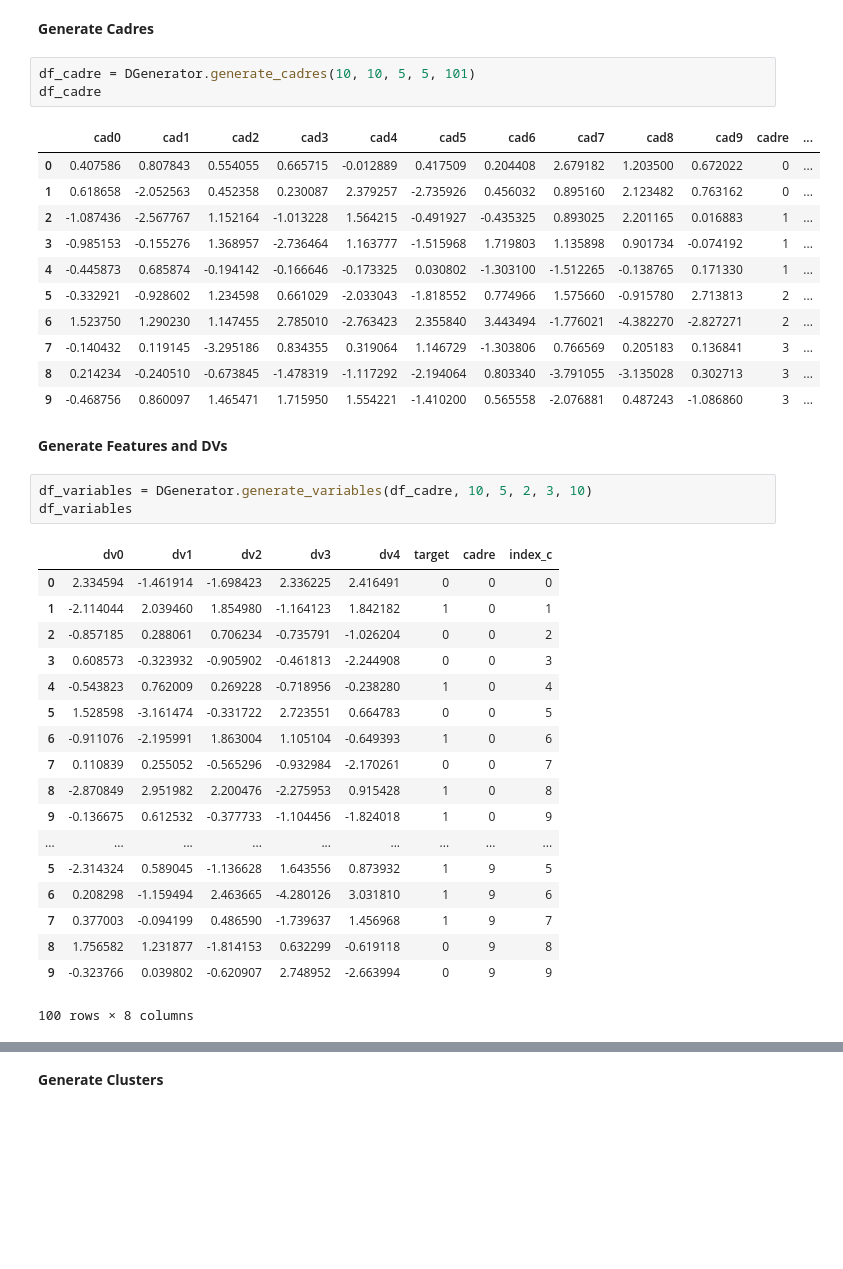
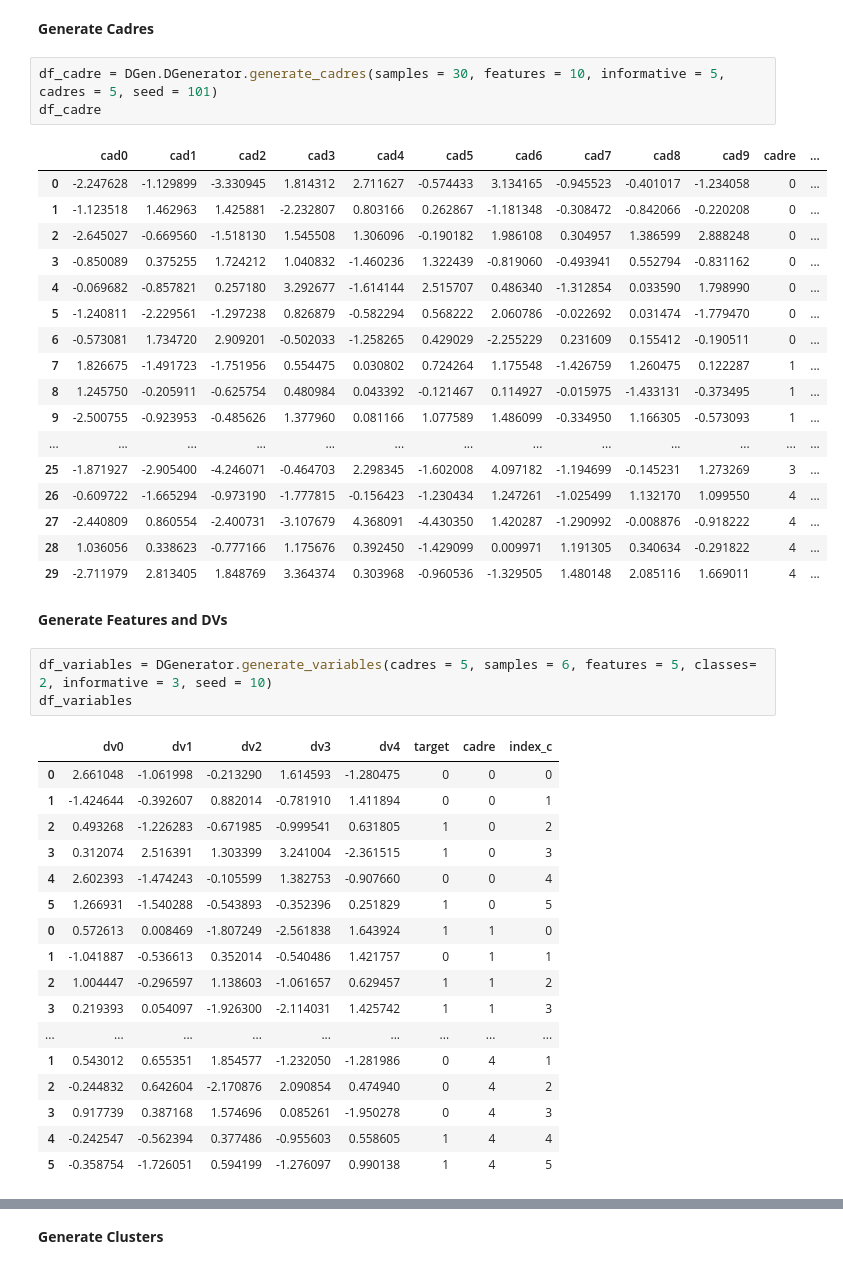
Before and after one commit to HealthINCITE/supervised-cadres, a Jupyter notebook: notebooks/Sim_Test.ipynb, the cells around one changed output, grey strips where cells are left out. Cells and saved outputs as stored; diff of their text form; blank space fills up the shorter version.

Commit message:
update
errors resolved and dataframe looking great

```diff
--- a/notebooks/Sim_Test.ipynb
+++ b/notebooks/Sim_Test.ipynb
@@ -11,41 +17,46 @@ import seaborn as sns
 # %% [markdown]
 **Generate Cadres**
 # %%
-df_cadre = DGenerator.generate_cadres(10, 10, 5, 5, 101)
+df_cadre = DGen.DGenerator.generate_cadres(samples = 30, features = 10, informative = 5, cadres = 5, seed = 101)
 df_cadre
 # %% [output]
 |  | cad0 | cad1 | cad2 | cad3 | cad4 | cad5 | cad6 | cad7 | cad8 | cad9 | cadre | ... |
-| 0 | 0.407586 | 0.807843 | 0.554055 | 0.665715 | -0.012889 | 0.417509 | 0.204408 | 2.679182 | 1.203500 | 0.672022 | 0 | ... |
-| 1 | 0.618658 | -2.052563 | 0.452358 | 0.230087 | 2.379257 | -2.735926 | 0.456032 | 0.895160 | 2.123482 | 0.763162 | 0 | ... |
-| 2 | -1.087436 | -2.567767 | 1.152164 | -1.013228 | 1.564215 | -0.491927 | -0.435325 | 0.893025 | 2.201165 | 0.016883 | 1 | ... |
-| 3 | -0.985153 | -0.155276 | 1.368957 | -2.736464 | 1.163777 | -1.515968 | 1.719803 | 1.135898 | 0.901734 | -0.074192 | 1 | ... |
-| 4 | -0.445873 | 0.685874 | -0.194142 | -0.166646 | -0.173325 | 0.030802 | -1.303100 | -1.512265 | -0.138765 | 0.171330 | 1 | ... |
-| 5 | -0.332921 | -0.928602 | 1.234598 | 0.661029 | -2.033043 | -1.818552 | 0.774966 | 1.575660 | -0.915780 | 2.713813 | 2 | ... |
-| 6 | 1.523750 | 1.290230 | 1.147455 | 2.785010 | -2.763423 | 2.355840 | 3.443494 | -1.776021 | -4.382270 | -2.827271 | 2 | ... |
-| 7 | -0.140432 | 0.119145 | -3.295186 | 0.834355 | 0.319064 | 1.146729 | -1.303806 | 0.766569 | 0.205183 | 0.136841 | 3 | ... |
-| 8 | 0.214234 | -0.240510 | -0.673845 | -1.478319 | -1.117292 | -2.194064 | 0.803340 | -3.791055 | -3.135028 | 0.302713 | 3 | ... |
-| 9 | -0.468756 | 0.860097 | 1.465471 | 1.715950 | 1.554221 | -1.410200 | 0.565558 | -2.076881 | 0.487243 | -1.086860 | 3 | ... |
+| 0 | -2.247628 | -1.129899 | -3.330945 | 1.814312 | 2.711627 | -0.574433 | 3.134165 | -0.945523 | -0.401017 | -1.234058 | 0 | ... |
+| 1 | -1.123518 | 1.462963 | 1.425881 | -2.232807 | 0.803166 | 0.262867 | -1.181348 | -0.308472 | -0.842066 | -0.220208 | 0 | ... |
+| 2 | -2.645027 | -0.669560 | -1.518130 | 1.545508 | 1.306096 | -0.190182 | 1.986108 | 0.304957 | 1.386599 | 2.888248 | 0 | ... |
+| 3 | -0.850089 | 0.375255 | 1.724212 | 1.040832 | -1.460236 | 1.322439 | -0.819060 | -0.493941 | 0.552794 | -0.831162 | 0 | ... |
+| 4 | -0.069682 | -0.857821 | 0.257180 | 3.292677 | -1.614144 | 2.515707 | 0.486340 | -1.312854 | 0.033590 | 1.798990 | 0 | ... |
+| 5 | -1.240811 | -2.229561 | -1.297238 | 0.826879 | -0.582294 | 0.568222 | 2.060786 | -0.022692 | 0.031474 | -1.779470 | 0 | ... |
+| 6 | -0.573081 | 1.734720 | 2.909201 | -0.502033 | -1.258265 | 0.429029 | -2.255229 | 0.231609 | 0.155412 | -0.190511 | 0 | ... |
+| 7 | 1.826675 | -1.491723 | -1.751956 | 0.554475 | 0.030802 | 0.724264 | 1.175548 | -1.426759 | 1.260475 | 0.122287 | 1 | ... |
+| 8 | 1.245750 | -0.205911 | -0.625754 | 0.480984 | 0.043392 | -0.121467 | 0.114927 | -0.015975 | -1.433131 | -0.373495 | 1 | ... |
+| 9 | -2.500755 | -0.923953 | -0.485626 | 1.377960 | 0.081166 | 1.077589 | 1.486099 | -0.334950 | 1.166305 | -0.573093 | 1 | ... |
+| ... | ... | ... | ... | ... | ... | ... | ... | ... | ... | ... | ... | ... |
+| 25 | -1.871927 | -2.905400 | -4.246071 | -0.464703 | 2.298345 | -1.602008 | 4.097182 | -1.194699 | -0.145231 | 1.273269 | 3 | ... |
+| 26 | -0.609722 | -1.665294 | -0.973190 | -1.777815 | -0.156423 | -1.230434 | 1.247261 | -1.025499 | 1.132170 | 1.099550 | 4 | ... |
+| 27 | -2.440809 | 0.860554 | -2.400731 | -3.107679 | 4.368091 | -4.430350 | 1.420287 | -1.290992 | -0.008876 | -0.918222 | 4 | ... |
+| 28 | 1.036056 | 0.338623 | -0.777166 | 1.175676 | 0.392450 | -1.429099 | 0.009971 | 1.191305 | 0.340634 | -0.291822 | 4 | ... |
+| 29 | -2.711979 | 2.813405 | 1.848769 | 3.364374 | 0.303968 | -0.960536 | -1.329505 | 1.480148 | 2.085116 | 1.669011 | 4 | ... |
 # %% [markdown]
 **Generate Features and DVs**
 # %%
-df_variables = DGenerator.generate_variables(df_cadre, 10, 5, 2, 3, 10)
+df_variables = DGenerator.generate_variables(cadres = 5, samples = 6, features = 5, classes= 2, informative = 3, seed = 10)
 df_variables
 # %% [output]
 |  | dv0 | dv1 | dv2 | dv3 | dv4 | target | cadre | index_c |
-| 0 | 2.334594 | -1.461914 | -1.698423 | 2.336225 | 2.416491 | 0 | 0 | 0 |
-| 1 | -2.114044 | 2.039460 | 1.854980 | -1.164123 | 1.842182 | 1 | 0 | 1 |
-| 2 | -0.857185 | 0.288061 | 0.706234 | -0.735791 | -1.026204 | 0 | 0 | 2 |
-| 3 | 0.608573 | -0.323932 | -0.905902 | -0.461813 | -2.244908 | 0 | 0 | 3 |
-| 4 | -0.543823 | 0.762009 | 0.269228 | -0.718956 | -0.238280 | 1 | 0 | 4 |
-| 5 | 1.528598 | -3.161474 | -0.331722 | 2.723551 | 0.664783 | 0 | 0 | 5 |
-| 6 | -0.911076 | -2.195991 | 1.863004 | 1.105104 | -0.649393 | 1 | 0 | 6 |
-| 7 | 0.110839 | 0.255052 | -0.565296 | -0.932984 | -2.170261 | 0 | 0 | 7 |
-| 8 | -2.870849 | 2.951982 | 2.200476 | -2.275953 | 0.915428 | 1 | 0 | 8 |
-| 9 | -0.136675 | 0.612532 | -0.377733 | -1.104456 | -1.824018 | 1 | 0 | 9 |
+| 0 | 2.661048 | -1.061998 | -0.213290 | 1.614593 | -1.280475 | 0 | 0 | 0 |
+| 1 | -1.424644 | -0.392607 | 0.882014 | -0.781910 | 1.411894 | 0 | 0 | 1 |
+| 2 | 0.493268 | -1.226283 | -0.671985 | -0.999541 | 0.631805 | 1 | 0 | 2 |
+| 3 | 0.312074 | 2.516391 | 1.303399 | 3.241004 | -2.361515 | 1 | 0 | 3 |
+| 4 | 2.602393 | -1.474243 | -0.105599 | 1.382753 | -0.907660 | 0 | 0 | 4 |
+| 5 | 1.266931 | -1.540288 | -0.543893 | -0.352396 | 0.251829 | 1 | 0 | 5 |
+| 0 | 0.572613 | 0.008469 | -1.807249 | -2.561838 | 1.643924 | 1 | 1 | 0 |
+| 1 | -1.041887 | -0.536613 | 0.352014 | -0.540486 | 1.421757 | 0 | 1 | 1 |
+| 2 | 1.004447 | -0.296597 | 1.138603 | -1.061657 | 0.629457 | 1 | 1 | 2 |
+| 3 | 0.219393 | 0.054097 | -1.926300 | -2.114031 | 1.425742 | 1 | 1 | 3 |
 | ... | ... | ... | ... | ... | ... | ... | ... | ... |
-| 5 | -2.314324 | 0.589045 | -1.136628 | 1.643556 | 0.873932 | 1 | 9 | 5 |
-| 6 | 0.208298 | -1.159494 | 2.463665 | -4.280126 | 3.031810 | 1 | 9 | 6 |
-| 7 | 0.377003 | -0.094199 | 0.486590 | -1.739637 | 1.456968 | 1 | 9 | 7 |
-| 8 | 1.756582 | 1.231877 | -1.814153 | 0.632299 | -0.619118 | 0 | 9 | 8 |
-| 9 | -0.323766 | 0.039802 | -0.620907 | 2.748952 | -2.663994 | 0 | 9 | 9 |
+| 1 | 0.543012 | 0.655351 | 1.854577 | -1.232050 | -1.281986 | 0 | 4 | 1 |
+| 2 | -0.244832 | 0.642604 | -2.170876 | 2.090854 | 0.474940 | 0 | 4 | 2 |
+| 3 | 0.917739 | 0.387168 | 1.574696 | 0.085261 | -1.950278 | 0 | 4 | 3 |
+| 4 | -0.242547 | -0.562394 | 0.377486 | -0.955603 | 0.558605 | 1 | 4 | 4 |
+| 5 | -0.358754 | -1.726051 | 0.594199 | -1.276097 | 0.990138 | 1 | 4 | 5 |
-100 rows × 8 columns
```
Also changed, not shown: parts of 4 cells of this notebook.
